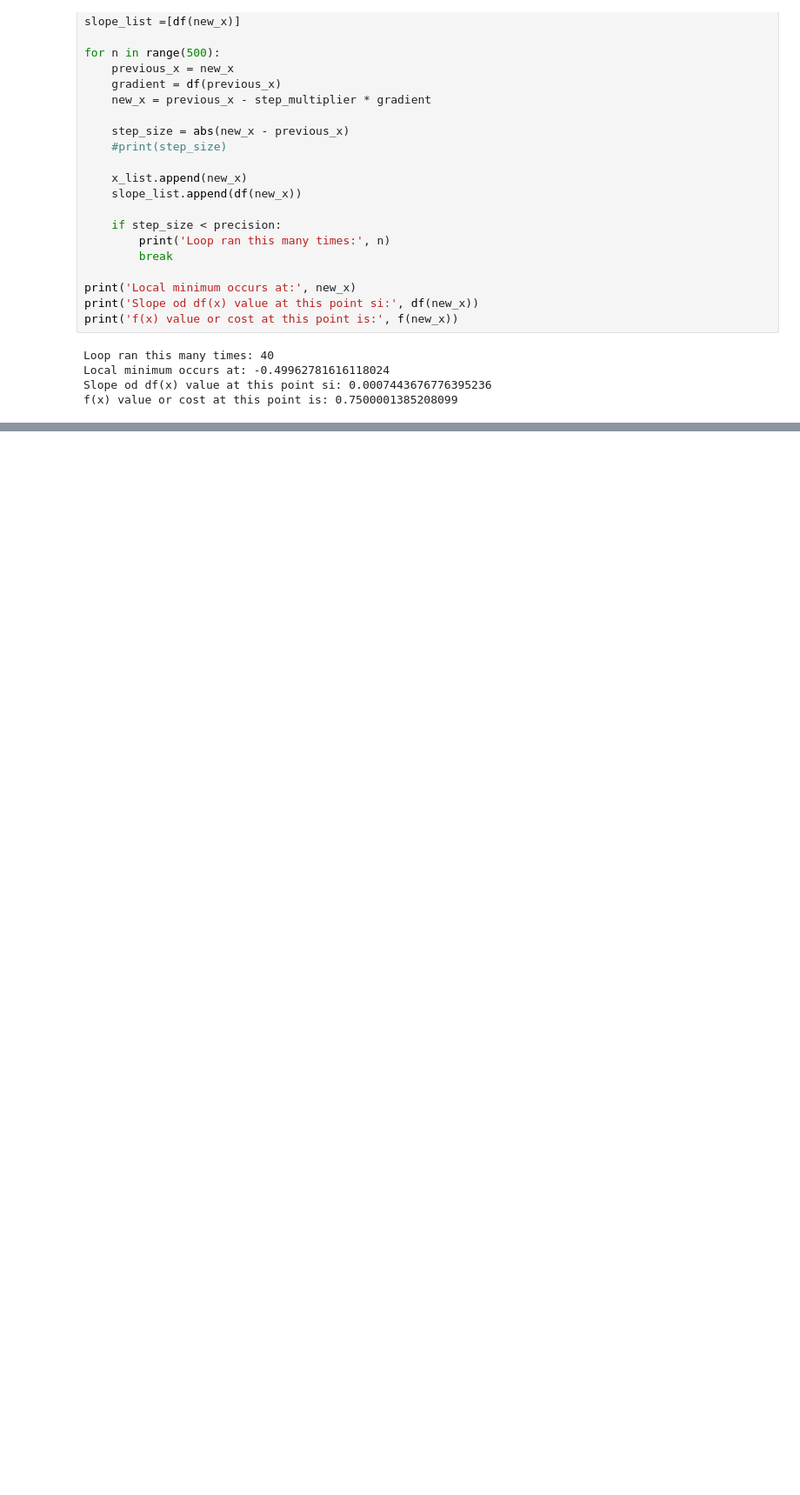
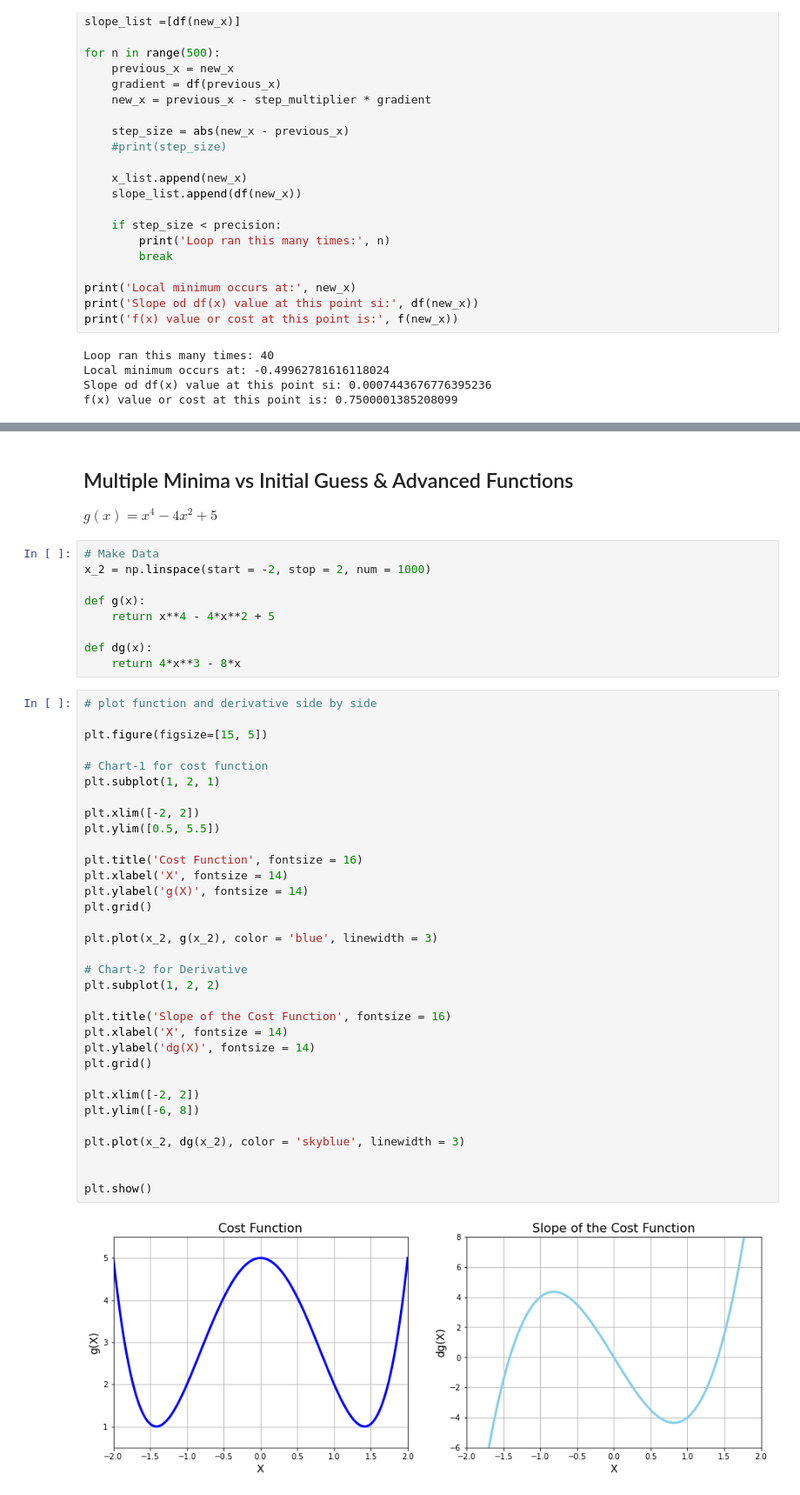
Before and after one commit to Foyezz/Data-Sciece-and-ML-Bootcamp-, a Jupyter notebook: Optimization and Gradient Descent Algorithm/Gradient Descent.ipynb, the cells around one changed output, grey strips where cells are left out. Shown at 87% size. Drawn from its saved outputs; the diff is of its cells as text; blank space fills up the shorter version.

Commit message:
multiple minima and initial guess

```diff
--- a/Optimization and Gradient Descent Algorithm/Gradient Descent.ipynb
+++ b/Optimization and Gradient Descent Algorithm/Gradient Descent.ipynb
@@ -157,3 +157,51 @@ plt.scatter(x_list, slope_list, color = 'red', s =100, alpha = .6)
 plt.show()
 # %% [output]
 [figure]
+# %% [markdown]
+## Multiple Minima vs Initial Guess & Advanced Functions
+
+$g(x) = x^4 - 4x^2 + 5$
+# %%
+# Make Data
+x_2 = np.linspace(start = -2, stop = 2, num = 1000)
+
+def g(x):
+    return x**4 - 4*x**2 + 5
+
+def dg(x):
+    return 4*x**3 - 8*x
+# %%
+# plot function and derivative side by side
+
+plt.figure(figsize=[15, 5])
+
+# Chart-1 for cost function
+plt.subplot(1, 2, 1)
+
+plt.xlim([-2, 2])
+plt.ylim([0.5, 5.5])
+
+plt.title('Cost Function', fontsize = 16)
+plt.xlabel('X', fontsize = 14)
+plt.ylabel('g(X)', fontsize = 14)
+plt.grid()
+
+plt.plot(x_2, g(x_2), color = 'blue', linewidth = 3)
+
+# Chart-2 for Derivative
+plt.subplot(1, 2, 2)
+
+plt.title('Slope of the Cost Function', fontsize = 16)
+plt.xlabel('X', fontsize = 14)
+plt.ylabel('dg(X)', fontsize = 14)
+plt.grid()
+
+plt.xlim([-2, 2])
+plt.ylim([-6, 8])
+
+plt.plot(x_2, dg(x_2), color = 'skyblue', linewidth = 3)
+
+
+plt.show()
+# %% [output]
+[figure, added]
```
Also changed, not shown: parts of 4 cells of this notebook.
